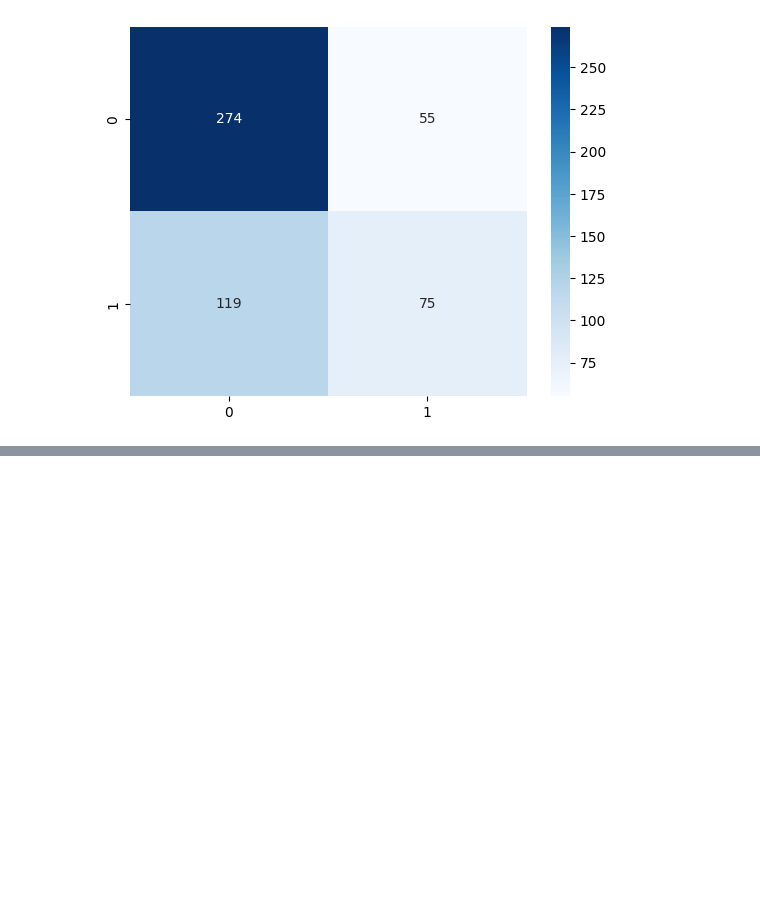
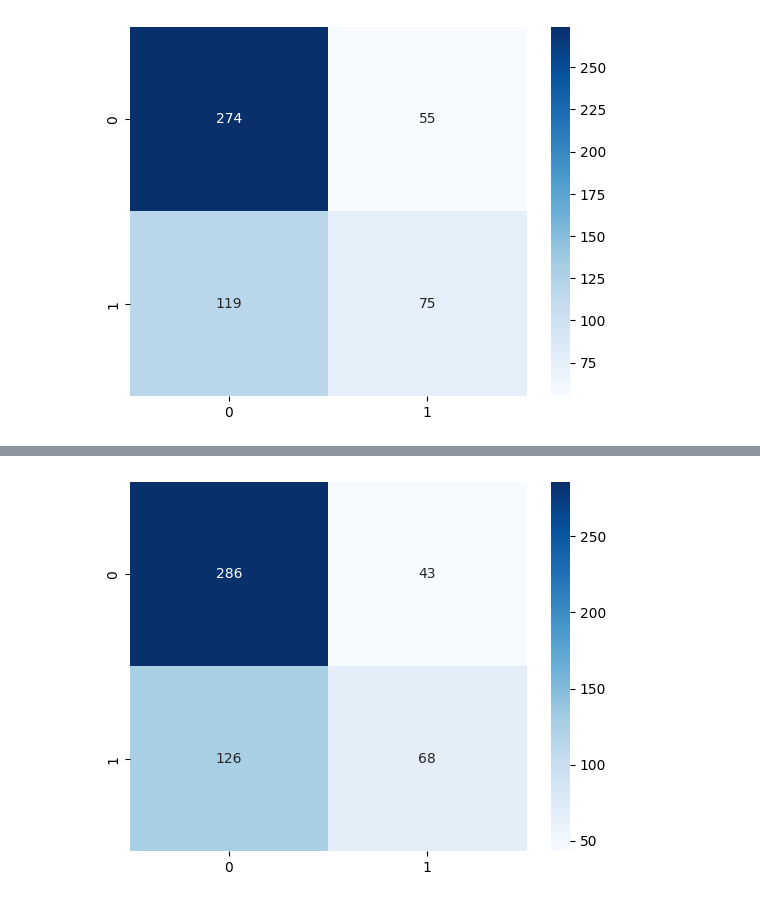
Before and after one commit to dkalenov/ML-Stock-Crypto-Trading, a Jupyter notebook: Bitcoin_Move_Prediction.ipynb, the cells around one changed output, grey strips where cells are left out. Cells and saved outputs as stored; diff of their text form; code cells hidden in the pictures; blank space fills up the shorter version.

```diff
--- a/Bitcoin_Move_Prediction.ipynb
+++ b/Bitcoin_Move_Prediction.ipynb
@@ -622,3 +672,17 @@ sns.heatmap(cm_train, annot=True, fmt='d', cmap='Blues')
 plt.show()
 # %% [output]
 [figure]
+# %%
+xgb.fit(X_train, y_train)
+
+
+# Prediction on train and test data
+y_pred_train = xgb.predict(X_train)
+y_pred_test = xgb.predict(X_test)
+
+# evoluating
+report_train = classification_report(y_train, y_pred_train)
+report_test = classification_report(y_test, y_pred_test)
+
+print('Train:\n', report_train)
+print('\n\nTest:\n', report_test)
@@ -624,0 +707,9 @@ plt.show()
+# %%
+from sklearn.metrics import confusion_matrix
+import seaborn as sns
+
+cm_train = confusion_matrix(y_test, y_pred_test)
+sns.heatmap(cm_train, annot=True, fmt='d', cmap='Blues')
+plt.show()
+# %% [output]
+[figure, added]
```
Also changed, not shown: parts of 10 cells of this notebook.
